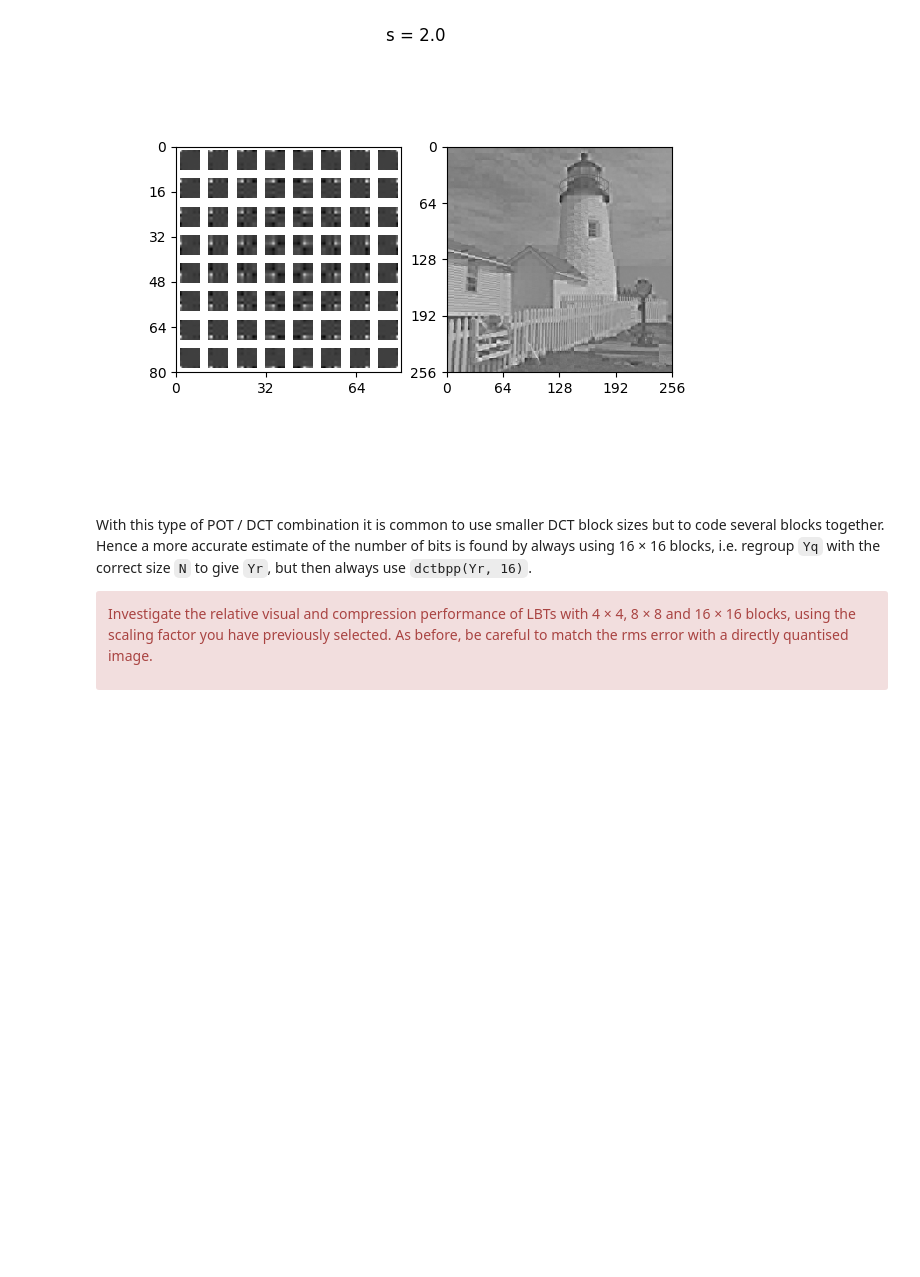
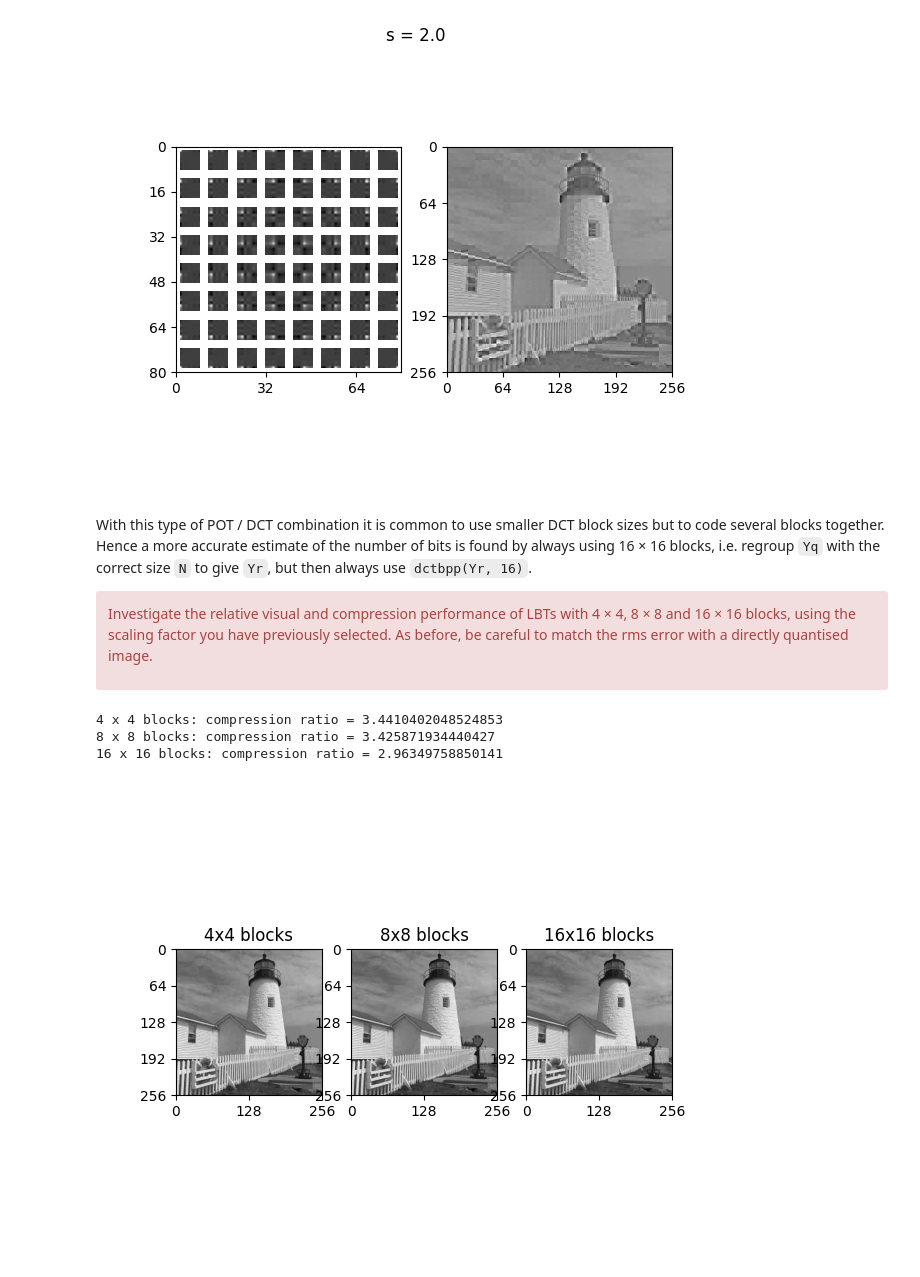
Before and after one commit to a-haber/cued_sf2_lab, a Jupyter notebook: 8-lbt.ipynb, the cells around one changed output. Drawn from its saved outputs; the diff is of its cells as text; code cells hidden in the pictures; blank space fills up the shorter version.

```diff
--- a/8-lbt.ipynb
+++ b/8-lbt.ipynb
@@ -128,7 +128,8 @@ def encodeAndDecodeLBT(image, Pf, C, Pr, quantisation_step_size):
     """Encodes an image X with LBT, quantises and then decodes.
     Returns:    Yq - quantised and encoded image
                 Zp - decoded image"""
-    t = np.s_[N//2:-N//2]  # N is the DCT size, I is the image size
+    n = C.shape[0]  # N is the DCT size, I is the image size
+    t = np.s_[n//2:-n//2]
     Xp = image.copy()  # copy the non-transformed edges directly from X
     Xp[t,:] = colxfm(Xp[t,:], Pf)
     Xp[:,t] = colxfm(Xp[:,t].T, Pf).T
@@ -141,11 +142,11 @@ def encodeAndDecodeLBT(image, Pf, C, Pr, quantisation_step_size):
     return Yq, Zp
 # %%
 
-def optimiseStepSize(input_X, input_Pf, input_Pr):
+def optimiseStepSize(input_X, input_Pf, input_C, input_Pr):
     possible_step_sizes = [i/30 for i in range(23*30,27*30)]
     min_error, required_step_size = 1e9, -1
     for size in possible_step_sizes:
-        new_Yq, new_Zp = encodeAndDecodeLBT(input_X, input_Pf, C, input_Pr, size)
+        new_Yq, new_Zp = encodeAndDecodeLBT(input_X, input_Pf, input_C, input_Pr, size)
         new_error = np.abs(np.std(X-new_Zp) - reference_error)
         if new_error < min_error:
             min_error = new_error
@@ -169,7 +170,7 @@ possible_scaling_factors = [i / 20 for i in range(20, 40)]
 crlist, stepsizelist, allimages = [], [], []
 for s in possible_scaling_factors:
     Pf, Pr = pot_ii(N, s=s)
-    quantisation_step = optimiseStepSize(X, Pf, Pr)
+    quantisation_step = optimiseStepSize(X, Pf, C, Pr)
     Yq, Zp = encodeAndDecodeLBT(X, Pf, C, Pr, quantisation_step)
 
     Yr = regroup(Yq, N)
@@ -284,0 +284,23 @@ careful to match the rms error with a directly quantised image.</div>
+# %%
+# your code here
+fig, axs = plt.subplots(1,3)
+
+for i, n in enumerate([4,8,16]):
+    Pf, Pr = pot_ii(n, s=maximising_scaling_factor)
+    C_filter = dct_ii(n)
+    quantisation_step = optimiseStepSize(X, Pf, C_filter, Pr)
+
+    Yq, Zp = encodeAndDecodeLBT(X, Pf, C_filter, Pr, quantisation_step)
+
+    Yr = regroup(Yq, n)
+    LBT_bits = dctbpp(Yr, 16)
+    compression_ratio = reference_bits / LBT_bits
+
+    print(f"{n} x {n} blocks: compression ratio = {compression_ratio}")
+    plot_image(Zp, ax=axs[i])
+    axs[i].set_title(f"{n}x{n} blocks")
+# %% [output]
+4 x 4 blocks: compression ratio = 3.4410402048524853
+8 x 8 blocks: compression ratio = 3.425871934440427
+16 x 16 blocks: compression ratio = 2.96349758850141
+[figure, added]
```
Also changed, not shown: parts of 1 cell of this notebook, 1 other file.
